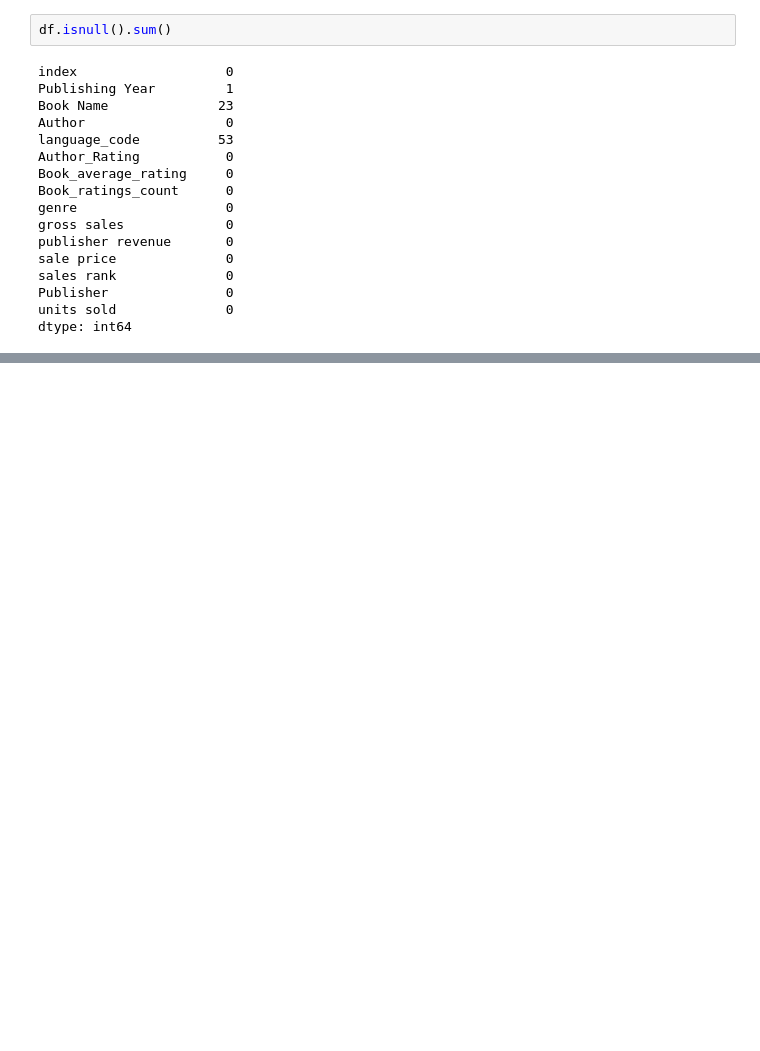
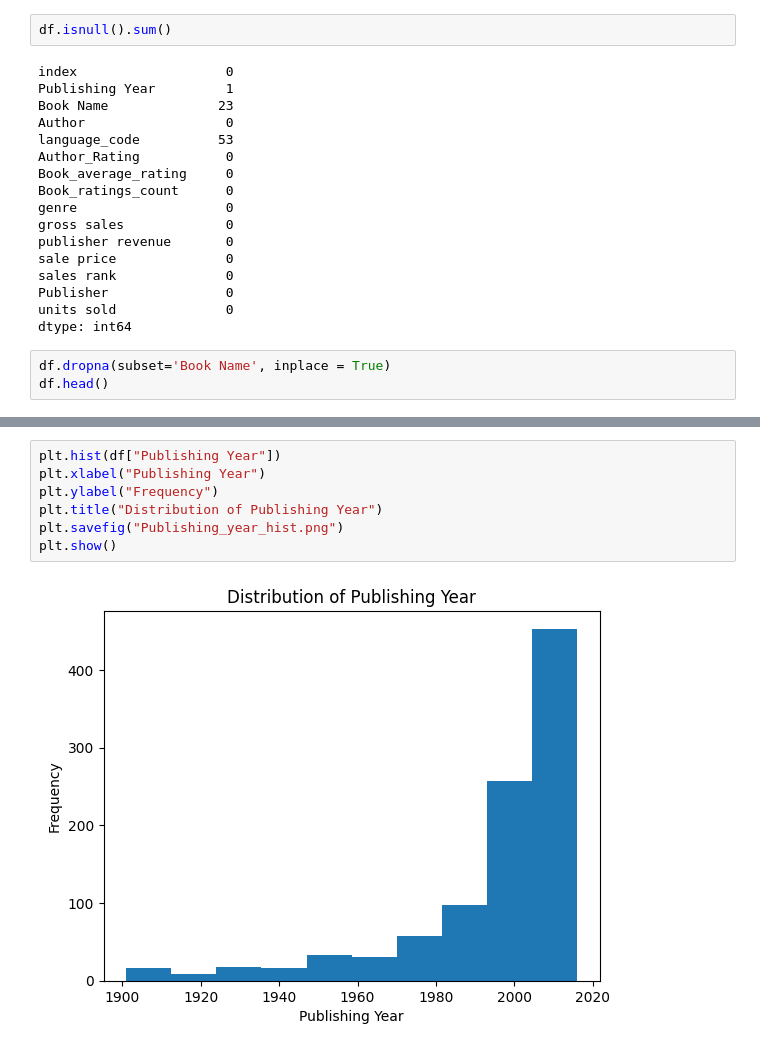
Before and after one commit to Ridima28/book-sales, a Jupyter notebook: EDA.ipynb, the cells around one changed output, grey strips where cells are left out. Drawn from its saved outputs; the diff is of its cells as text; blank space fills up the shorter version.

Commit message:
visuals were saved

```diff
--- a/EDA.ipynb
+++ b/EDA.ipynb
@@ -63,3 +62,6 @@ sales rank              0
 Publisher               0
 units sold              0
 dtype: int64
+# %%
+df.dropna(subset='Book Name', inplace = True)
+df.head()
@@ -65,0 +115,9 @@ dtype: int64
+# %%
+plt.hist(df["Publishing Year"])
+plt.xlabel("Publishing Year")
+plt.ylabel("Frequency")
+plt.title("Distribution of Publishing Year")
+plt.savefig("Publishing_year_hist.png")
+plt.show()
+# %% [output]
+[figure, added]
```
Also changed, not shown: parts of 9 cells of this notebook, 3 other files.
